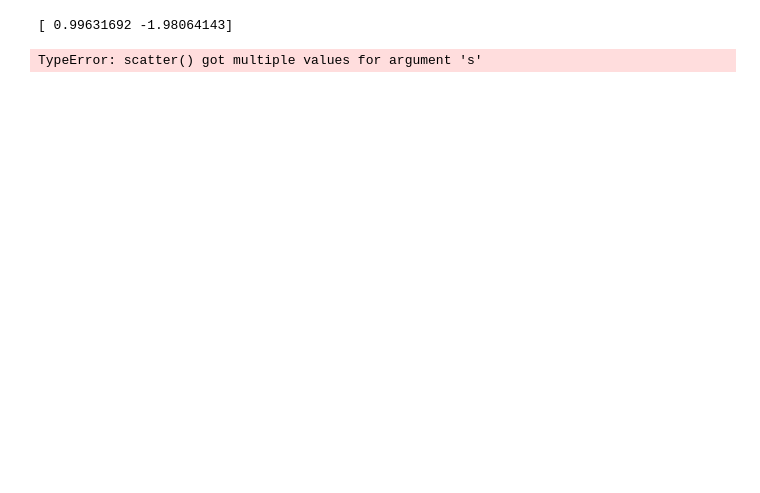
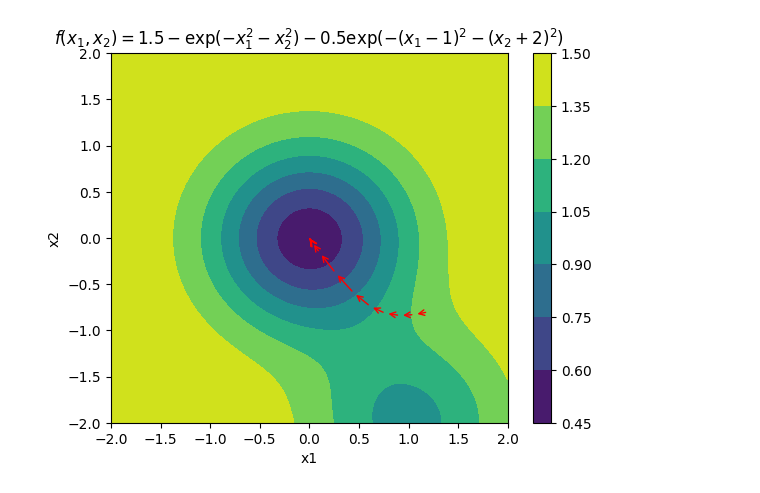
Before and after one commit to AtarSander/artificial-intelligence-from-scratch, a Jupyter notebook: Zad1/gradient.ipynb, the cells around one changed output. Saved outputs shown, nothing was run; the diff lists cells and outputs as text; code cells hidden in the pictures; blank space fills up the shorter version.

```diff
--- a/Zad1/gradient.ipynb
+++ b/Zad1/gradient.ipynb
@@ -114,8 +119,7 @@ a.plotter_1D(a.f1, x_range=(-3,3), num_points=100, title="$f(x) = \\frac{1}{4}x^
 # %%
-b = GradientDescent(0.4, 15)
-print(b.solve(b.gradient_f2, np.array([2.2, -2.7]), b.f2))
-b.plotter_2D(b.f2, x1_range=(-3,3), x2_range=(-3, 3), num_points=100,
+gx = GradientDescent(0.4, 15)
+gx.solve(gx.gradient_f2, np.array([1.2, -0.8]), gx.f2)
+gx.plotter_2D(gx.f2, x1_range=(-2,2), x2_range=(-2, 2), num_points=100,
              title="$f(x_1, x_2) = 1.5 - \exp(-x_1^2 - x_2^2) - 0.5 \exp(-(x_1 - 1)^2 - (x_2 + 2)^2)$")
 # %% [output]
-[ 0.99631692 -1.98064143]
-TypeError: scatter() got multiple values for argument 's'
+[figure, added]
```
Also changed, not shown: parts of 4 cells of this notebook.
